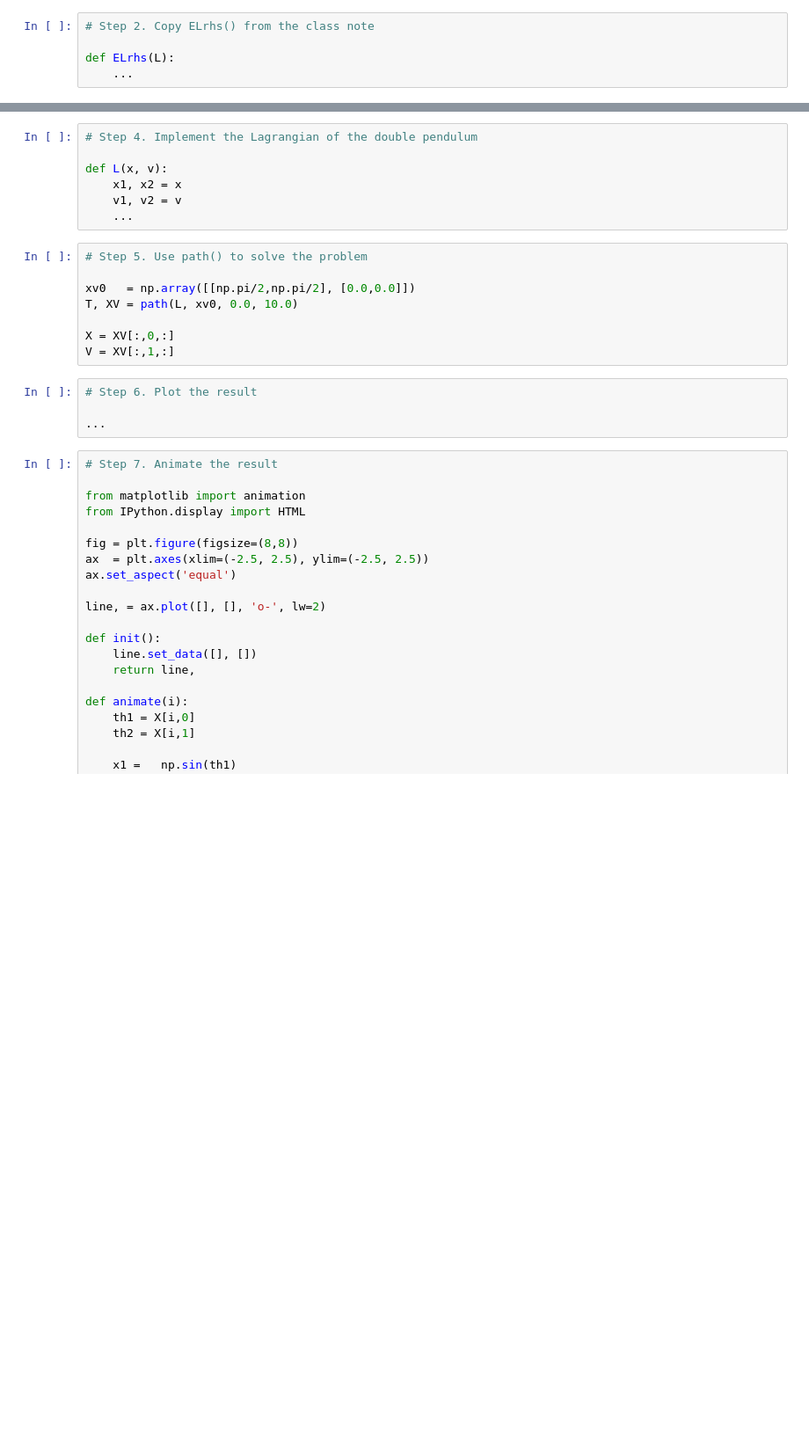
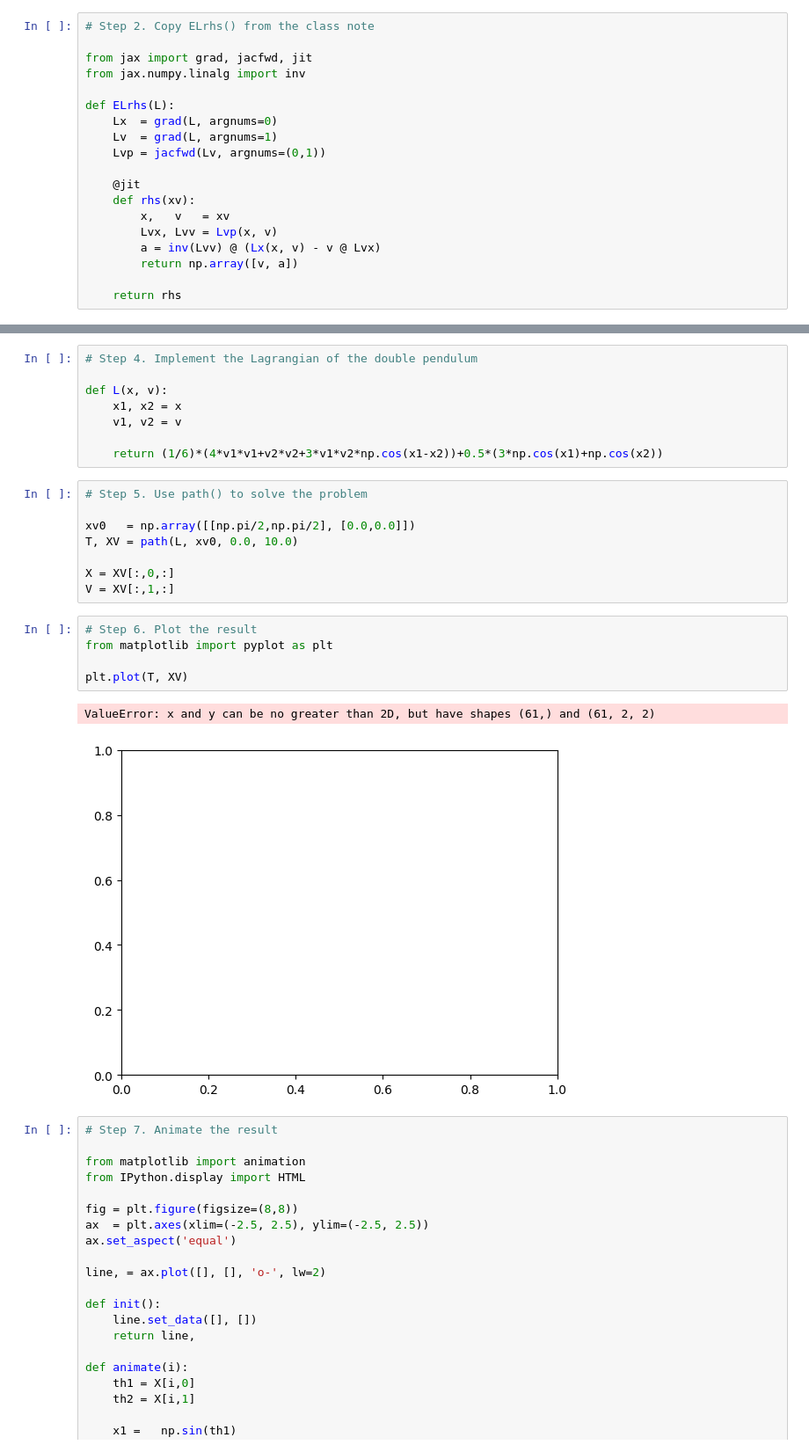
Before and after one commit to Austin1521/PHYS305, a Jupyter notebook: docs/16/lab.ipynb, the cells around one changed output, grey strips where cells are left out. Shown at 88% size. Saved outputs shown, nothing was run; the diff lists cells and outputs as text; blank space fills up the shorter version.

```diff
--- a/docs/16/lab.ipynb
+++ b/docs/16/lab.ipynb
@@ -62,8 +150,22 @@ def odeint(f, x0, t0, t1, dt=0.1, atol=1e-6, rtol=1e-6):
 # %%
 # Step 2. Copy ELrhs() from the class note
 
+from jax import grad, jacfwd, jit
+from jax.numpy.linalg import inv
+
 def ELrhs(L):
-    ...
+    Lx  = grad(L, argnums=0)
+    Lv  = grad(L, argnums=1)
+    Lvp = jacfwd(Lv, argnums=(0,1))
+
+    @jit
+    def rhs(xv):
+        x,   v   = xv
+        Lvx, Lvv = Lvp(x, v)
+        a = inv(Lvv) @ (Lx(x, v) - v @ Lvx)
+        return np.array([v, a])
+
+    return rhs
 # %%
 # Step 3. Combine ELrhs() with the ODE Integrator.  See, e.g., path() from class
 
@@ -75,7 +177,8 @@ def path(L, xv0, t0, t1, dt=0.1, atol=1e-6, rtol=1e-6):
 def L(x, v):
     x1, x2 = x
     v1, v2 = v
-    ...
+
+    return (1/6)*(4*v1*v1+v2*v2+3*v1*v2*np.cos(x1-x2))+0.5*(3*np.cos(x1)+np.cos(x2))
 # %%
 # Step 5. Use path() to solve the problem
 
@@ -86,8 +189,12 @@ X = XV[:,0,:]
 V = XV[:,1,:]
 # %%
 # Step 6. Plot the result
+from matplotlib import pyplot as plt
 
-...
+plt.plot(T, XV)
+# %% [output]
+ValueError: x and y can be no greater than 2D, but have shapes (61,) and (61, 2, 2)
+[figure, added]
 # %%
 # Step 7. Animate the result
 
```
Also changed, not shown: parts of 2 cells of this notebook, 1 other file.
